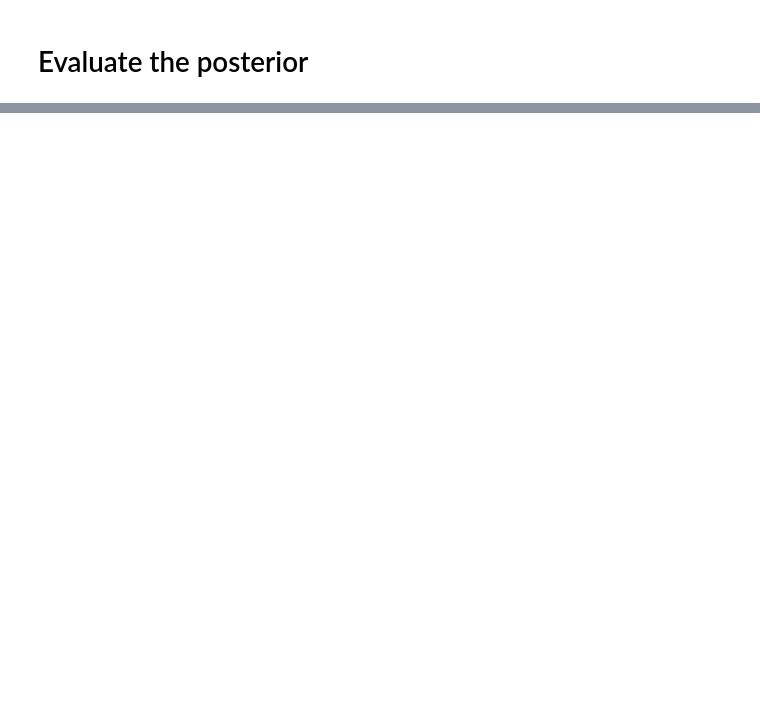
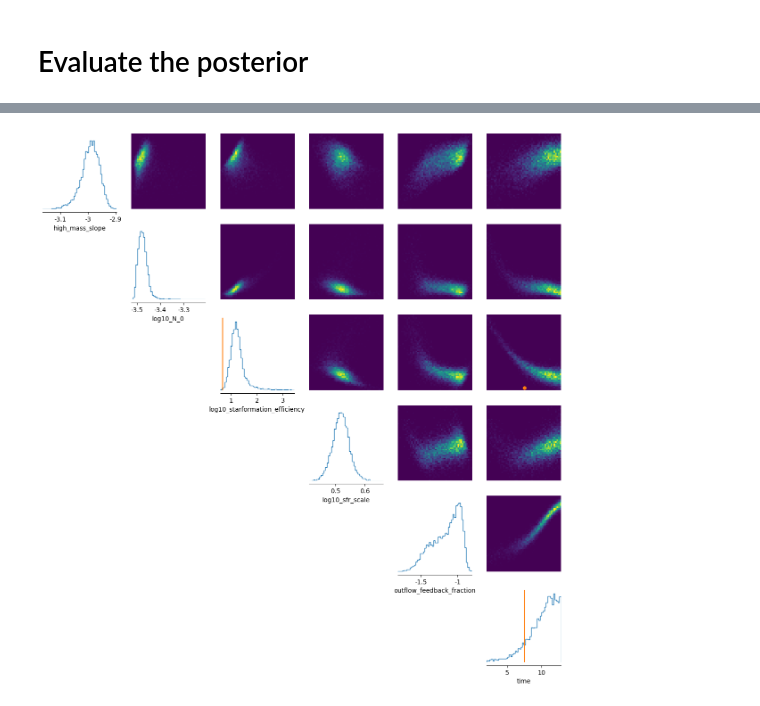
Before and after one commit to bGuenes/sbi_chemical_abundances, a Jupyter notebook: chempy_sbi.ipynb, the cells around one changed output, grey strips where cells are left out. Cells and saved outputs as stored; diff of their text form; code cells hidden in the pictures; blank space fills up the shorter version.

Commit message:
eval posterior

```diff
--- a/chempy_sbi.ipynb
+++ b/chempy_sbi.ipynb
@@ -73,7 +76,11 @@ val_x, val_y     = normalize_data(val_x, val_y)
 
 # add time squared as parameter
 def add_time_squared(x):
-    return np.concatenate((x, (x[:, -1]**2).reshape((len(x), 1))), axis=1)
+    time_squared = np.array([x.T[-1]**2]).T
+    if len(x.shape) == 1:
+        return np.concatenate((x, time_squared))
+    elif len(x.shape) == 2:
+        return np.concatenate((x, time_squared), axis=1)
 
 
 train_x = add_time_squared(train_x)
@@ -152,10 +159,14 @@ neurons = x['neurons']
 # %%
 # ----- Set-up the Simulator -----
 def add_time_squared(x):
-    return np.concatenate((x, (x[:, -1]**2).reshape((len(x), 1))), axis=1)
+    time_squared = np.array([x.T[-1]**2]).T
+    if len(x.shape) == 1:
+        return np.concatenate((x, time_squared))
+    elif len(x.shape) == 2:
+        return np.concatenate((x, time_squared), axis=1)
 
 
-def stacked_net_output(in_par):
+def simulator_NN(in_par):
     in_par = (in_par - in_mean) / in_std
     in_par = add_time_squared(in_par)
 
@@ -179,7 +190,7 @@ method = 'SNPE' #SNPE or SNLE or SNRE
 
 start = t.time()
 posterior = infer(
-    stacked_net_output,
+    simulator_NN,
     combined_priors,
     method=method,
     num_simulations=num_sim)
@@ -199,0 +354,11 @@ with open("data/posterior_SNPE.pickle", "rb") as f:
+# %%
+# ----- Evaluate the posterior -----
+# evaluation data
+index = 0
+x = val_x[index][:-1]*x_std + x_mean
+y = val_y[index]
+
+posterior_samples = posterior.sample((10000,), x=y)
+_ = pairplot(posterior_samples, figsize=(15, 15), points=x, labels=labels)
+# %% [output]
+[figure, added]
```
Also changed, not shown: parts of 6 cells of this notebook.
